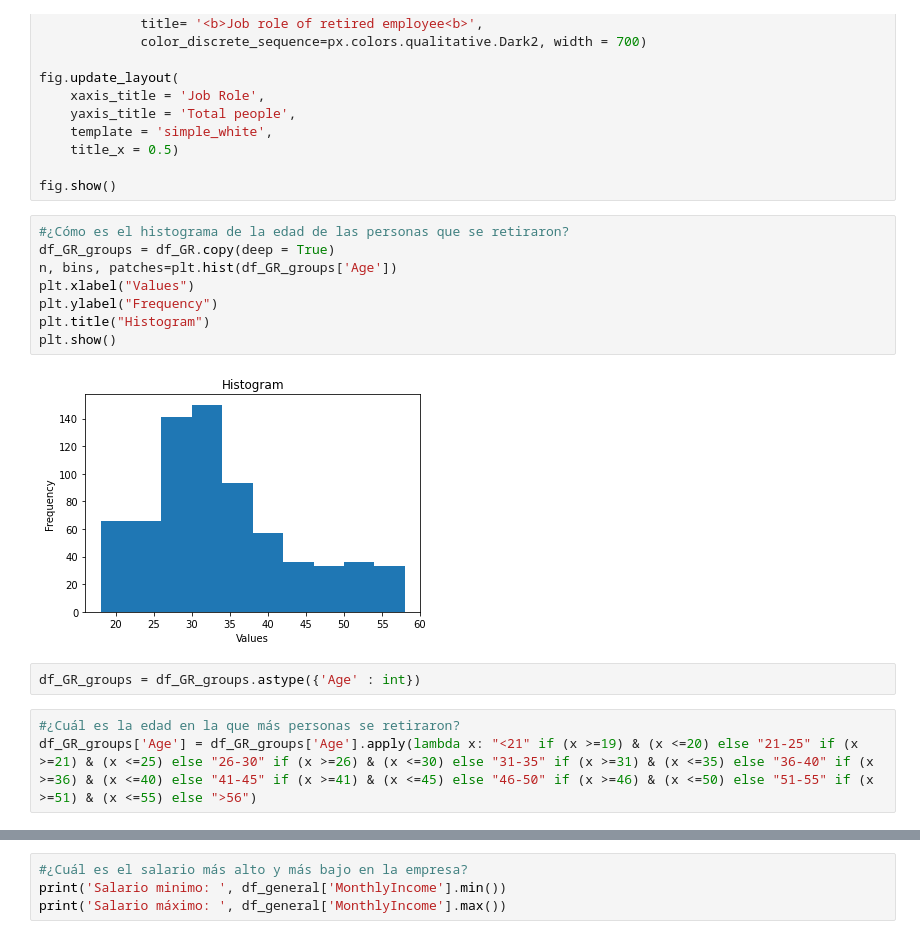
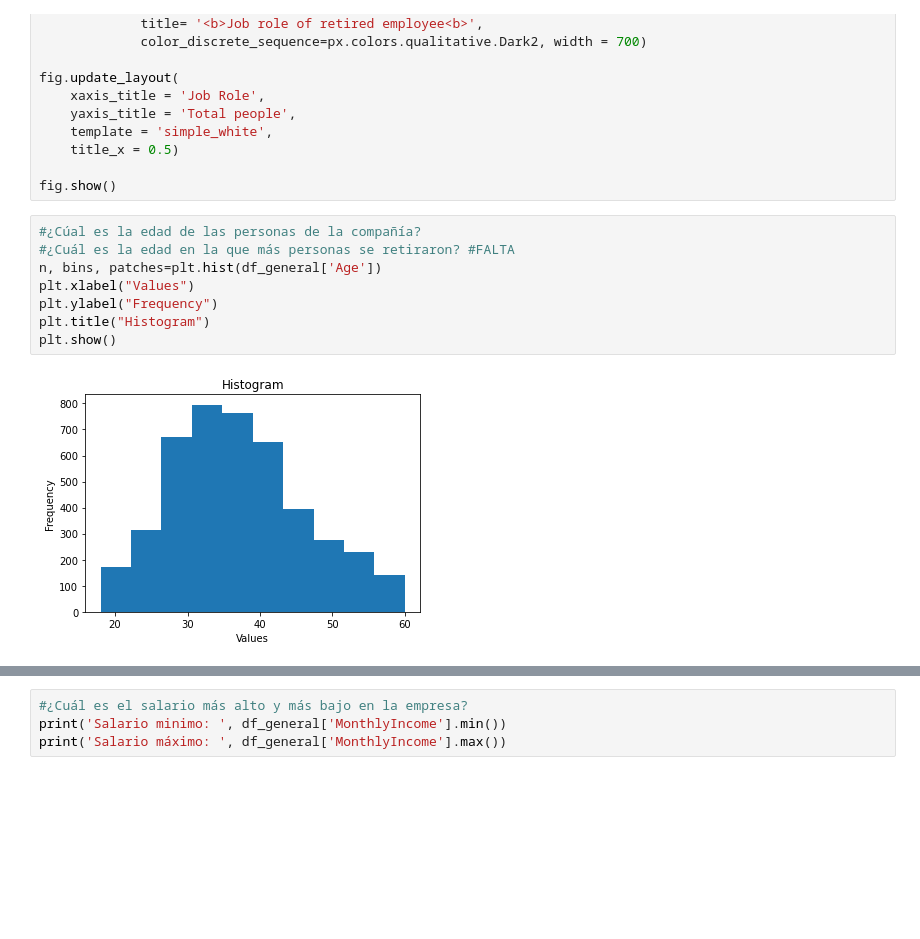
Before and after one commit to jhansanchez/Caso-de-estudio-RH, a Jupyter notebook: casoRH.ipynb, the cells around one changed output, grey strips where cells are left out. Cells and saved outputs as stored; diff of their text form; blank space fills up the shorter version.

```diff
--- a/casoRH.ipynb
+++ b/casoRH.ipynb
@@ -756,17 +756,12 @@ fig.update_layout(
 
 fig.show()
 # %%
-#¿Cómo es el histograma de la edad de las personas que se retiraron?
-df_GR_groups = df_GR.copy(deep = True)
-n, bins, patches=plt.hist(df_GR_groups['Age'])
+#¿Cúal es la edad de las personas de la compañía?
+#¿Cuál es la edad en la que más personas se retiraron? #FALTA
+n, bins, patches=plt.hist(df_general['Age'])
 plt.xlabel("Values")
 plt.ylabel("Frequency")
 plt.title("Histogram")
 plt.show()
 # %% [output]
-[figure, old version]
+[figure, new version]
-# %%
-df_GR_groups = df_GR_groups.astype({'Age' : int})
-# %%
-#¿Cuál es la edad en la que más personas se retiraron?
-df_GR_groups['Age'] = df_GR_groups['Age'].apply(lambda x: "<21" if (x >=19) & (x <=20) else "21-25" if (x >=21) & (x <=25) else "26-30" if (x >=26) & (x <=30) else "31-35" if (x >=31) & (x <=35) else "36-40" if (x >=36) & (x <=40) else "41-45" if (x >=41) & (x <=45) else "46-50" if (x >=46) & (x <=50) else "51-55" if (x >=51) & (x <=55) else ">56")
```
Also changed, not shown: parts of 13 cells of this notebook.
